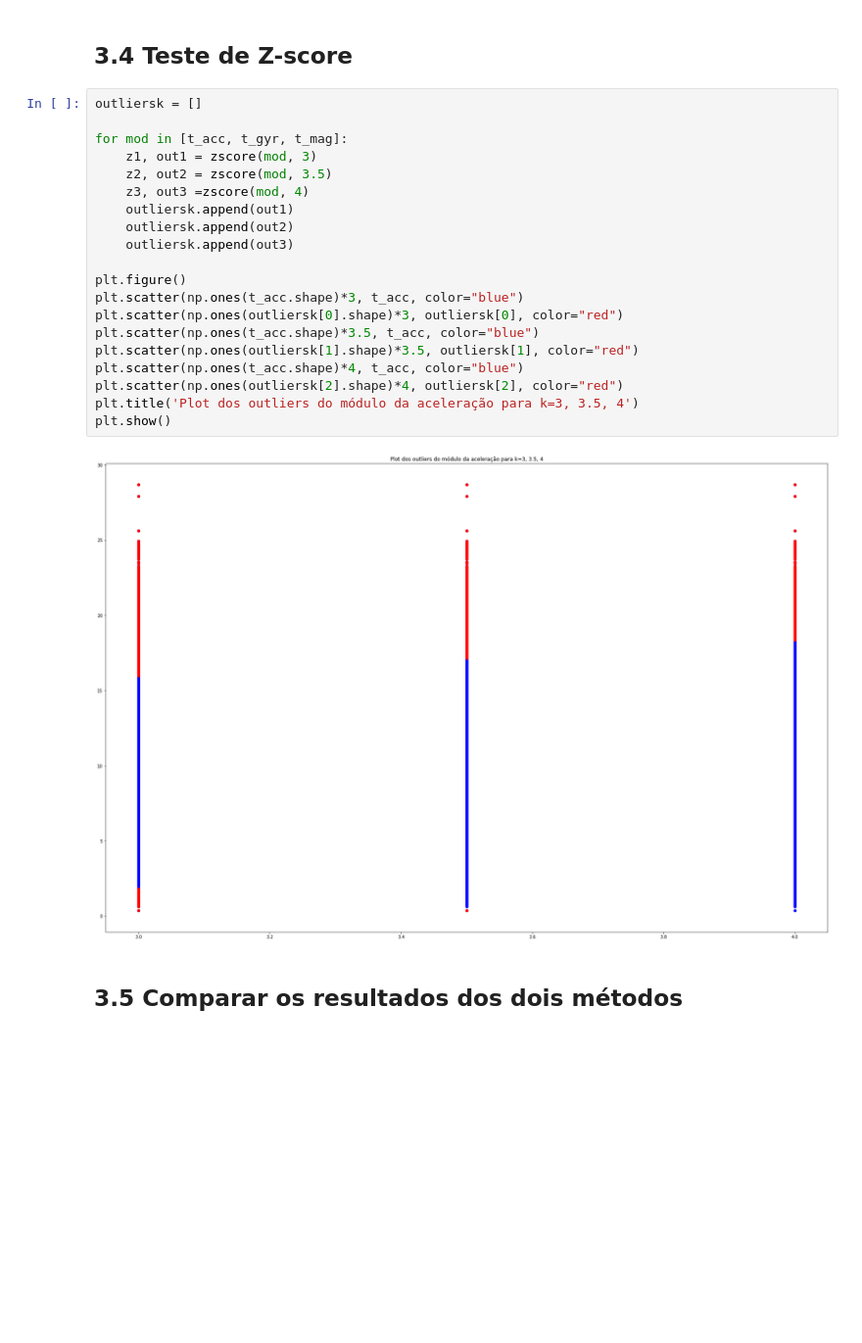
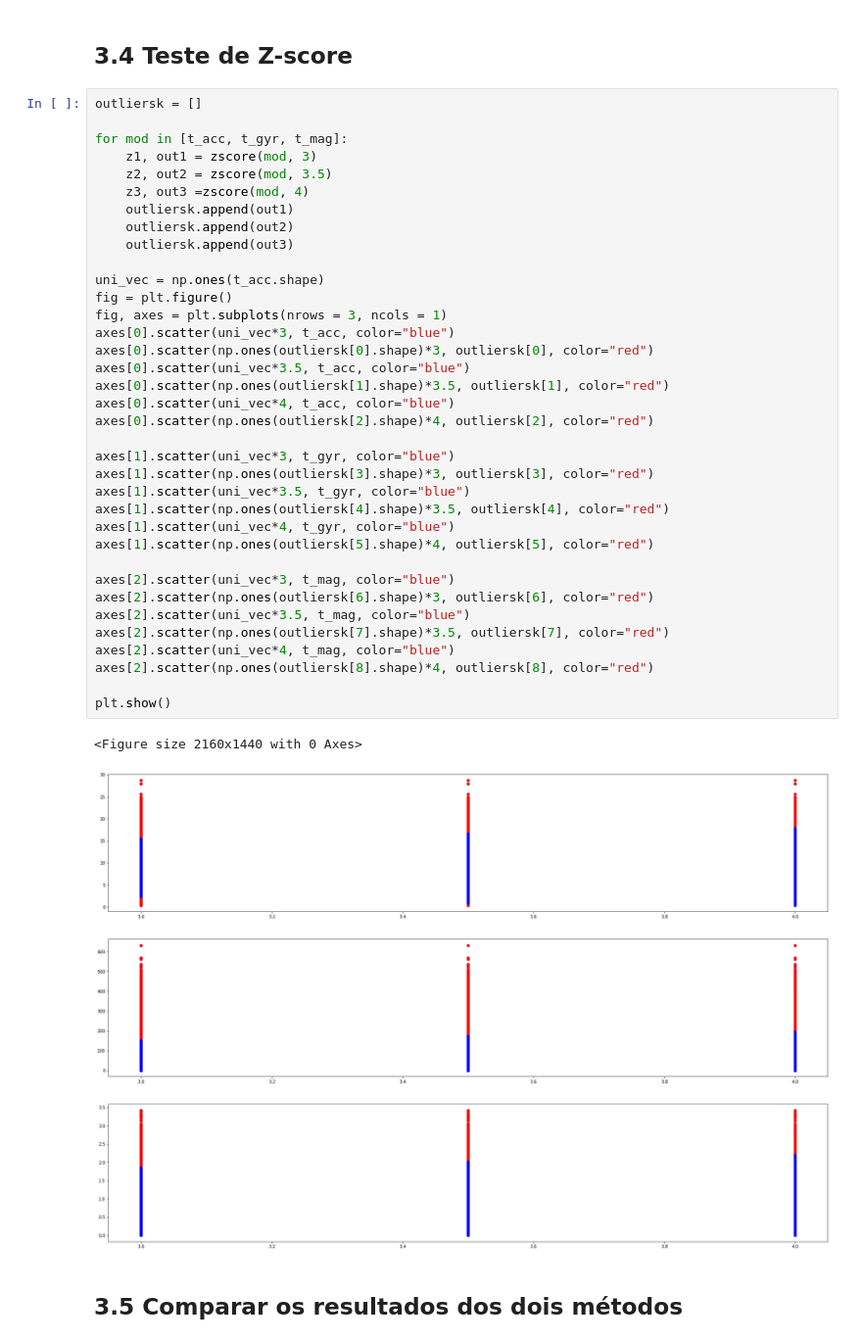
Before and after one commit to eduardofbneves/TCD-TL, a Jupyter notebook: mainActivity_partA.ipynb, the cells around one changed output. Shown at 98% size. Cells and saved outputs as stored; diff of their text form; blank space fills up the shorter version.

```diff
--- a/mainActivity_partA.ipynb
+++ b/mainActivity_partA.ipynb
@@ -166,25 +168,42 @@ def zscore(scores, k, axis=0):
 # %%
 outliersk = []
 
 for mod in [t_acc, t_gyr, t_mag]:
     z1, out1 = zscore(mod, 3)
     z2, out2 = zscore(mod, 3.5)
     z3, out3 =zscore(mod, 4)
     outliersk.append(out1)
     outliersk.append(out2)
     outliersk.append(out3)
 
-plt.figure()
-plt.scatter(np.ones(t_acc.shape)*3, t_acc, color="blue")
-plt.scatter(np.ones(outliersk[0].shape)*3, outliersk[0], color="red")
-plt.scatter(np.ones(t_acc.shape)*3.5, t_acc, color="blue")
-plt.scatter(np.ones(outliersk[1].shape)*3.5, outliersk[1], color="red")
-plt.scatter(np.ones(t_acc.shape)*4, t_acc, color="blue")
-plt.scatter(np.ones(outliersk[2].shape)*4, outliersk[2], color="red")
-plt.title('Plot dos outliers do módulo da aceleração para k=3, 3.5, 4')
+uni_vec = np.ones(t_acc.shape)
+fig = plt.figure()
+fig, axes = plt.subplots(nrows = 3, ncols = 1)
+axes[0].scatter(uni_vec*3, t_acc, color="blue")
+axes[0].scatter(np.ones(outliersk[0].shape)*3, outliersk[0], color="red")
+axes[0].scatter(uni_vec*3.5, t_acc, color="blue")
+axes[0].scatter(np.ones(outliersk[1].shape)*3.5, outliersk[1], color="red")
+axes[0].scatter(uni_vec*4, t_acc, color="blue")
+axes[0].scatter(np.ones(outliersk[2].shape)*4, outliersk[2], color="red")
+
+axes[1].scatter(uni_vec*3, t_gyr, color="blue")
+axes[1].scatter(np.ones(outliersk[3].shape)*3, outliersk[3], color="red")
+axes[1].scatter(uni_vec*3.5, t_gyr, color="blue")
+axes[1].scatter(np.ones(outliersk[4].shape)*3.5, outliersk[4], color="red")
+axes[1].scatter(uni_vec*4, t_gyr, color="blue")
+axes[1].scatter(np.ones(outliersk[5].shape)*4, outliersk[5], color="red")
+
+axes[2].scatter(uni_vec*3, t_mag, color="blue")
+axes[2].scatter(np.ones(outliersk[6].shape)*3, outliersk[6], color="red")
+axes[2].scatter(uni_vec*3.5, t_mag, color="blue")
+axes[2].scatter(np.ones(outliersk[7].shape)*3.5, outliersk[7], color="red")
+axes[2].scatter(uni_vec*4, t_mag, color="blue")
+axes[2].scatter(np.ones(outliersk[8].shape)*4, outliersk[8], color="red")
+
 plt.show()
 # %% [output]
+<Figure size 2160x1440 with 0 Axes>
-[figure, old version]
+[figure, new version]
 # %% [markdown]
 ## 3.5 Comparar os resultados dos dois métodos
 # %%
```
Also changed, not shown: parts of 32 cells of this notebook, 1 other file.
